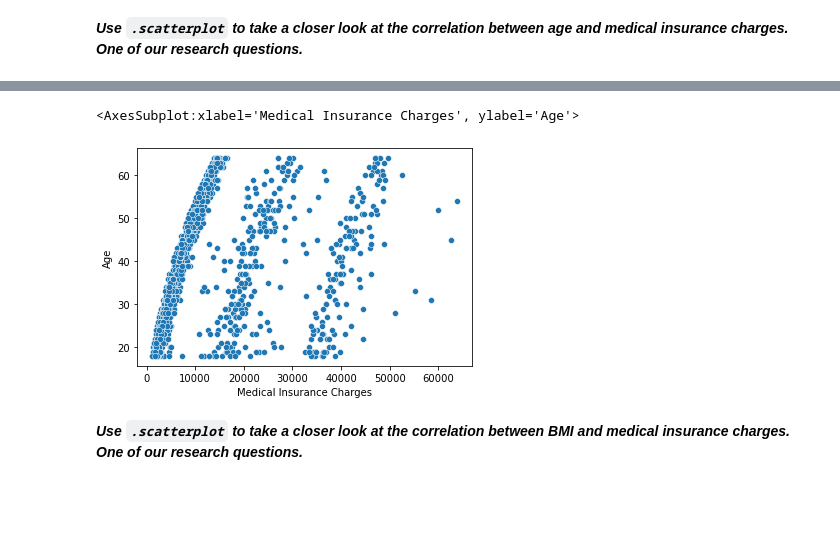
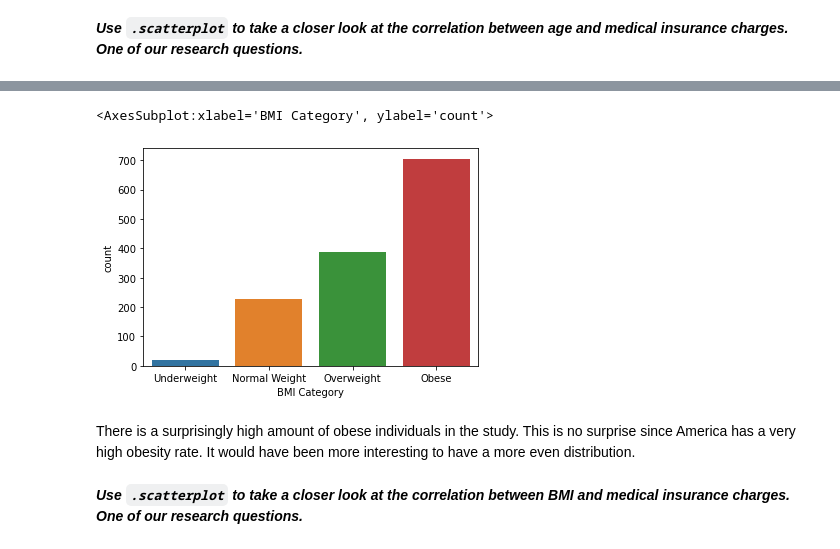
Before and after one commit to data301-2020-winter2/course-project-group_1021, a Jupyter notebook: analysis/Ravi/EDA.ipynb, the cells around one changed output, grey strips where cells are left out. Saved outputs shown, nothing was run; the diff lists cells and outputs as text; code cells hidden in the pictures; blank space fills up the shorter version.

```diff
--- a/analysis/Ravi/EDA.ipynb
+++ b/analysis/Ravi/EDA.ipynb
@@ -66,0 +65,6 @@ The distribution of charges is skewed to the left. Most of the charges are below
+# %%
+charges_ranges = [0,10000,20000,30000,40000,50000,60000,70000]
+charges_groups = ['0-10K','10K-20K','20K-30K','30K-40K','40K-50K','50K-60K','60K-70K']
+df['Charges Groups'] = pd.cut(df['Medical Insurance Charges'].values,charges_ranges,labels=charges_groups,ordered=True)
+df = df.sort_values(by=['Medical Insurance Charges'])
+df
@@ -66,0 +94,6 @@ The distribution of charges is skewed to the left. Most of the charges are below
+# %%
+age_ranges = [15,25,35,45,55,65]
+age_groups = ['15-25','25-35','35-45','45-55','55-65']
+df['Age Groups'] = pd.cut(df.Age,age_ranges,labels=age_groups,ordered=True)
+df.sort_values(by=['Age'])
+df
@@ -73,0 +146,6 @@ sns.scatterplot(data=df,x="Age",y="Medical Insurance Charges")
+# %%
+BMI_ranges = [float("-inf"),18.5,25,30,float("inf")]
+BMI_groups = ['Underweight','Normal Weight','Overweight','Obese']
+df['BMI Category'] = pd.cut(df.BMI,BMI_ranges,labels=BMI_groups,ordered=True)
+df = df.sort_values(by=['BMI'])
+df
@@ -74,8 +166,10 @@ sns.scatterplot(data=df,x="Age",y="Medical Insurance Charges")
 # %%
-sns.scatterplot(data=df,x="Medical Insurance Charges",y="Age")
+sns.countplot(data=df,x='BMI Category')
 # %% [output]
-<AxesSubplot:xlabel='Medical Insurance Charges', ylabel='Age'>
+<AxesSubplot:xlabel='BMI Category', ylabel='count'>
-[figure, old version]
+[figure, new version]
+# %% [markdown]
+There is a surprisingly high amount of obese individuals in the study. This is no surprise since America has a very high obesity rate. It would have been more interesting to have a more even distribution.
 # %% [markdown]
 ***Use `.scatterplot` to take a closer look at the correlation between BMI and medical insurance charges. One of our research questions.***
 # %%
```
Also changed, not shown: parts of 28 cells of this notebook.
